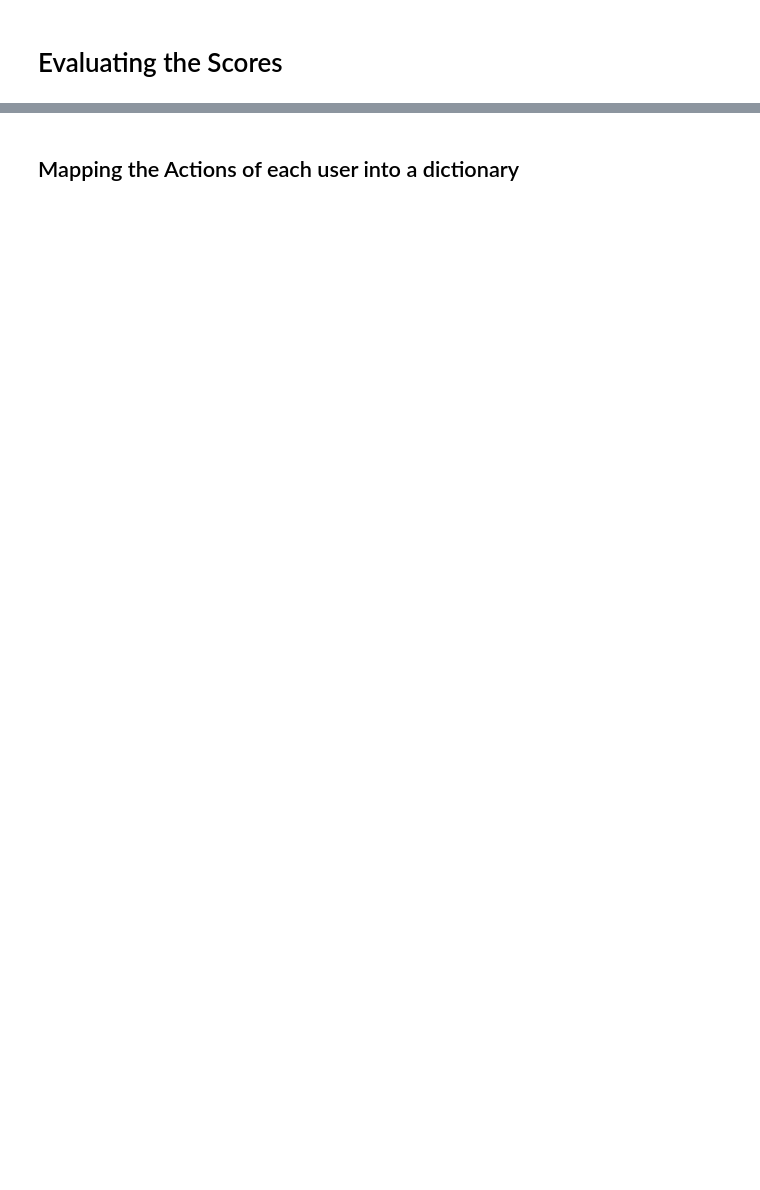
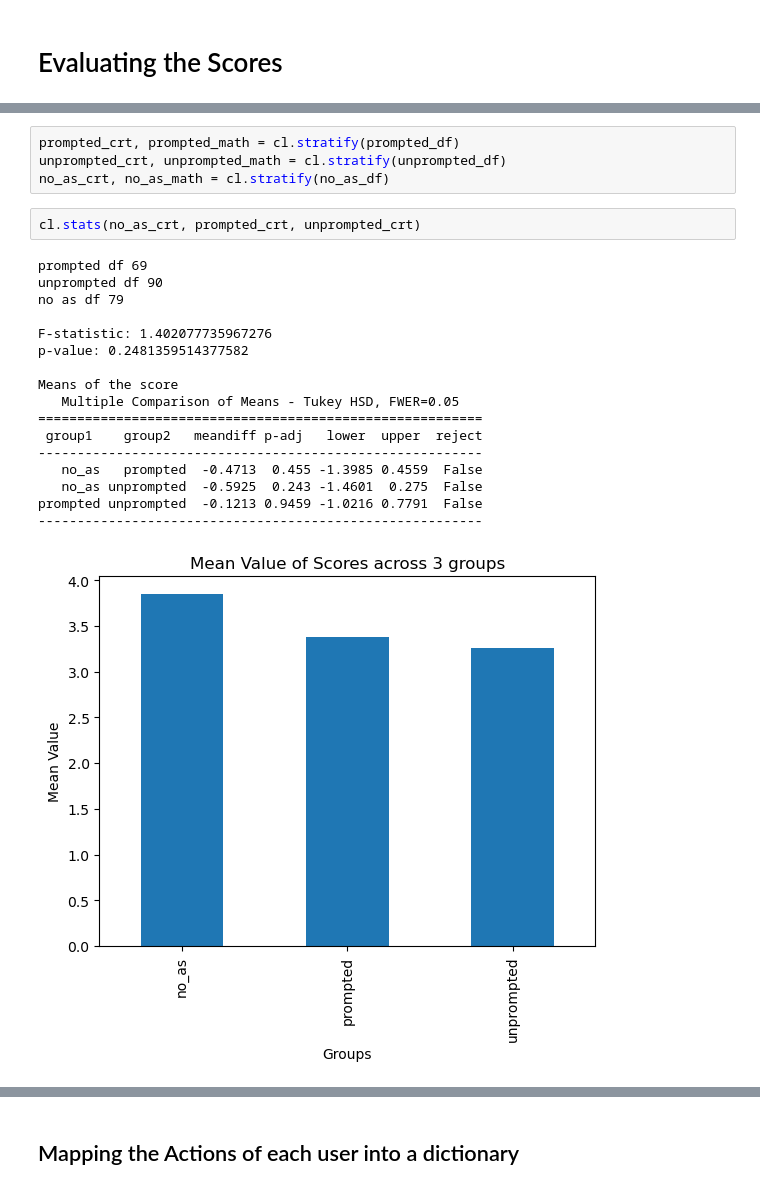
Before and after one commit to AmritaCSN/Malavika_Anand_Major-Investigating-the-effect-of-unprompted-ai-Assistance-on-users-cognitive-ability, a Jupyter notebook: analysis_clean.ipynb, the cells around one changed output, grey strips where cells are left out. Saved outputs shown, nothing was run; the diff lists cells and outputs as text; blank space fills up the shorter version.

```diff
--- a/analysis_clean.ipynb
+++ b/analysis_clean.ipynb
@@ -116,0 +100,24 @@ prompted_filtered_df
+# %%
+prompted_crt, prompted_math = cl.stratify(prompted_df)
+unprompted_crt, unprompted_math = cl.stratify(unprompted_df)
+no_as_crt, no_as_math = cl.stratify(no_as_df)
+# %%
+cl.stats(no_as_crt, prompted_crt, unprompted_crt)
+# %% [output]
+prompted df 69
+unprompted df 90
+no as df 79
+
+F-statistic: 1.402077735967276
+p-value: 0.2481359514377582
+
+Means of the score
+   Multiple Comparison of Means - Tukey HSD, FWER=0.05
+=========================================================
+ group1    group2   meandiff p-adj   lower  upper  reject
+---------------------------------------------------------
+   no_as   prompted  -0.4713  0.455 -1.3985 0.4559  False
+   no_as unprompted  -0.5925  0.243 -1.4601  0.275  False
+prompted unprompted  -0.1213 0.9459 -1.0216 0.7791  False
+---------------------------------------------------------
+[figure, added]
```
Also changed, not shown: parts of 116 cells of this notebook, 1 other file.
